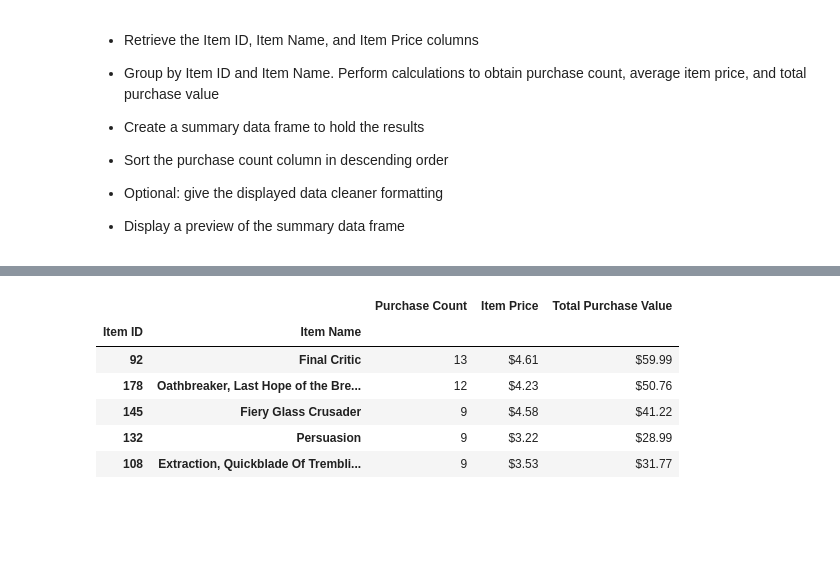
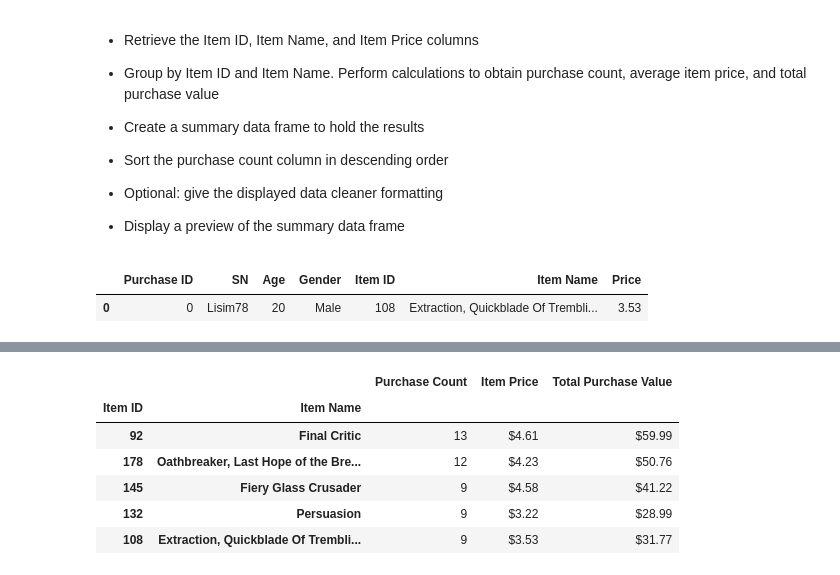
Before and after one commit to Daniel8871/pandas-challenge, a Jupyter notebook: HeroesOfPymoli_analysis.ipynb, the cells around one changed output, grey strips where cells are left out. Cells and saved outputs as stored; diff of their text form; code cells hidden in the pictures; blank space fills up the shorter version.

```diff
--- a/HeroesOfPymoli_analysis.ipynb
+++ b/HeroesOfPymoli_analysis.ipynb
@@ -450,3 +450,9 @@ top_merge_df_final
 
 
 * Display a preview of the summary data frame
+# %%
+pop_purchase_df=purchase_df.copy()
+pop_purchase_df.head(1)
+# %% [output]
+|  | Purchase ID | SN | Age | Gender | Item ID | Item Name | Price |
+| 0 | 0 | Lisim78 | 20 | Male | 108 | Extraction, Quickblade Of Trembli... | 3.53 |
```
Also changed, not shown: parts of 6 cells of this notebook.
